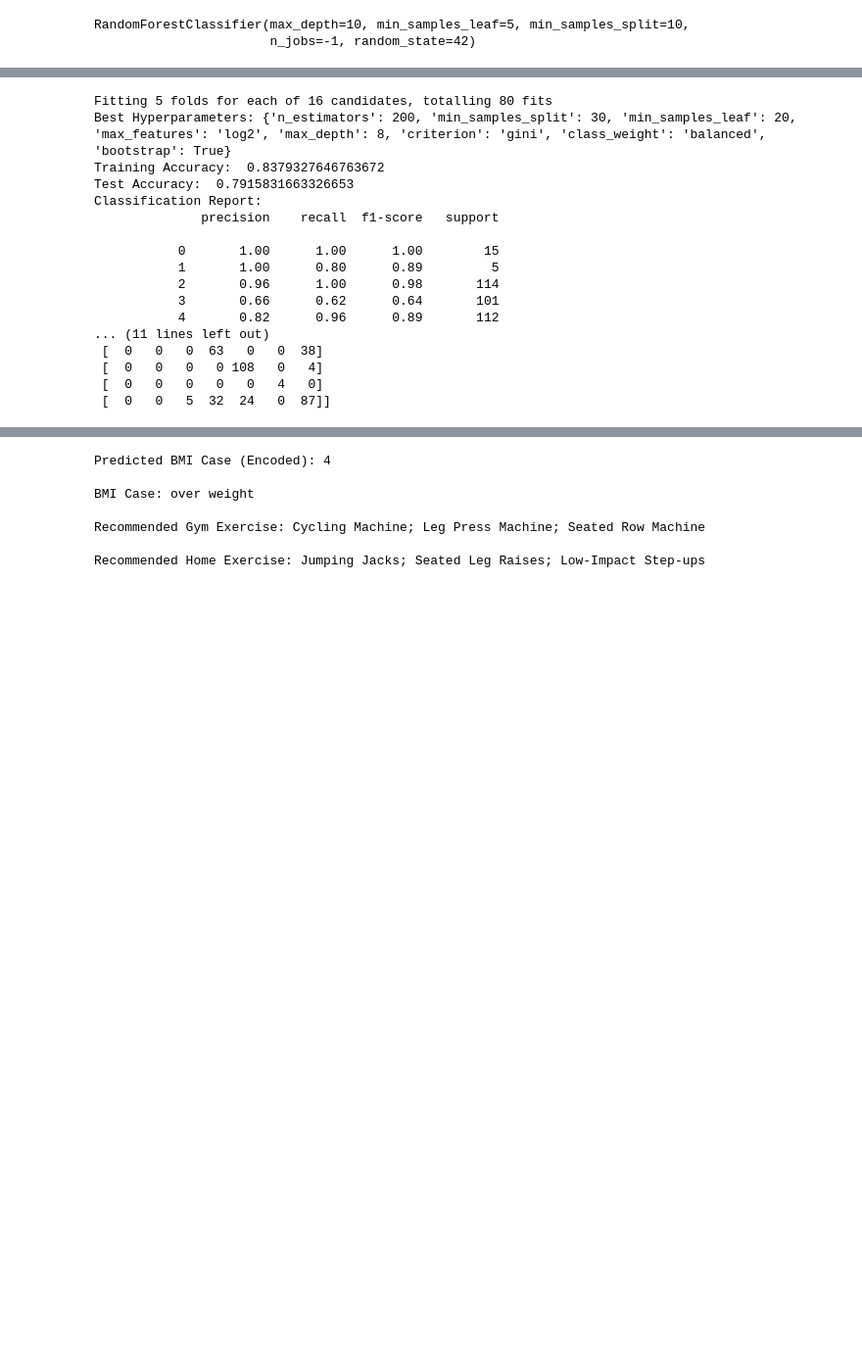
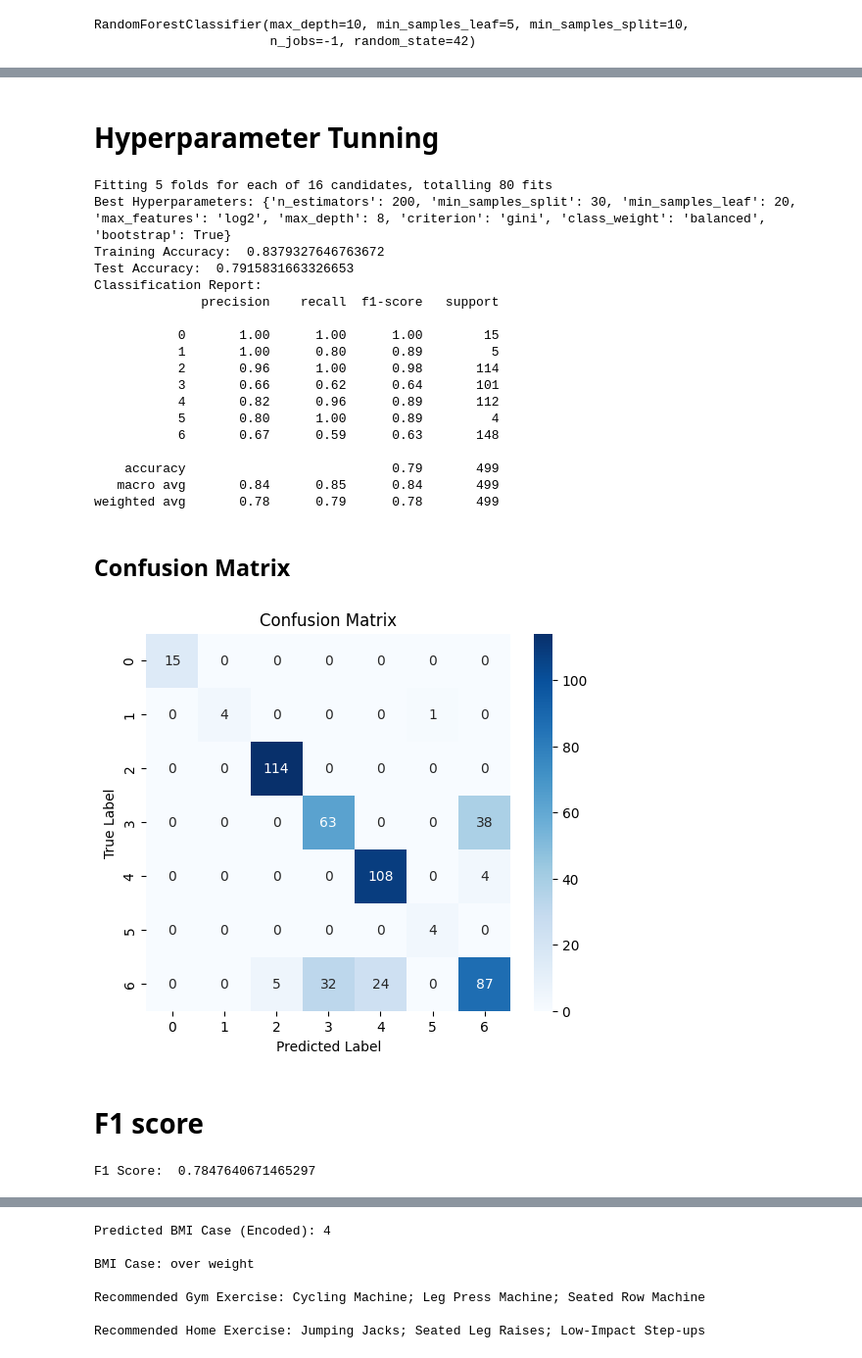
Before and after one commit to MithilaCoomaraswamy/DSGP, a Jupyter notebook: Random_Forest_Final_1_.ipynb, the cells around one changed output, grey strips where cells are left out. Shown: that part at 98% size. Drawn from its saved outputs; the diff is of its cells as text; code cells hidden in the pictures; blank space fills up the shorter version.

```diff
--- a/Random_Forest_Final_1_.ipynb
+++ b/Random_Forest_Final_1_.ipynb
@@ -336,3 +428,5 @@ Classification Report:
+# %% [markdown]
+# **Hyperparameter Tunning**
 # %%
 from sklearn.ensemble import RandomForestClassifier
 from sklearn.model_selection import StratifiedKFold, RandomizedSearchCV
@@ -380,8 +474,6 @@ print("Training Accuracy: ", train_acc)
 print("Test Accuracy: ", test_acc)
 print("Classification Report:")
 print(classification_report(y_test, best_rf.predict(X_test)))
-print("Confusion Matrix:")
-print(confusion_matrix(y_test, best_rf.predict(X_test)))
 # %% [output]
 Fitting 5 folds for each of 16 candidates, totalling 80 fits
 Best Hyperparameters: {'n_estimators': 200, 'min_samples_split': 30, 'min_samples_leaf': 20, 'max_features': 'log2', 'max_depth': 8, 'criterion': 'gini', 'class_weight': 'balanced', 'bootstrap': True}
@@ -395,8 +487,37 @@ Classification Report:
            2       0.96      1.00      0.98       114
            3       0.66      0.62      0.64       101
            4       0.82      0.96      0.89       112
-... (11 lines left out)
- [  0   0   0  63   0   0  38]
- [  0   0   0   0 108   0   4]
- [  0   0   0   0   0   4   0]
- [  0   0   5  32  24   0  87]]
+           5       0.80      1.00      0.89         4
+           6       0.67      0.59      0.63       148
+
+    accuracy                           0.79       499
+   macro avg       0.84      0.85      0.84       499
+weighted avg       0.78      0.79      0.78       499
+# %% [markdown]
+## **Confusion Matrix**
+# %%
+import seaborn as sns
+from sklearn.metrics import confusion_matrix
+
+# Compute confusion matrix
+cm = confusion_matrix(y_test, best_rf.predict(X_test))
+
+# Plot confusion matrix
+plt.figure(figsize=(6, 5))
+sns.heatmap(cm, annot=True, fmt='d', cmap='Blues')
+plt.xlabel("Predicted Label")
+plt.ylabel("True Label")
+plt.title("Confusion Matrix")
+plt.show()
+# %% [output]
+[figure, added]
+# %% [markdown]
+# **F1 score**
+# %%
+from sklearn.metrics import f1_score
+
+# Compute F1 Score
+f1 = f1_score(y_test, best_rf.predict(X_test), average="weighted")  # Change to "macro" or "micro" as needed
+print("F1 Score: ", f1)
+# %% [output]
+F1 Score:  0.7847640671465297
```
Also changed, not shown: parts of 36 cells of this notebook.
